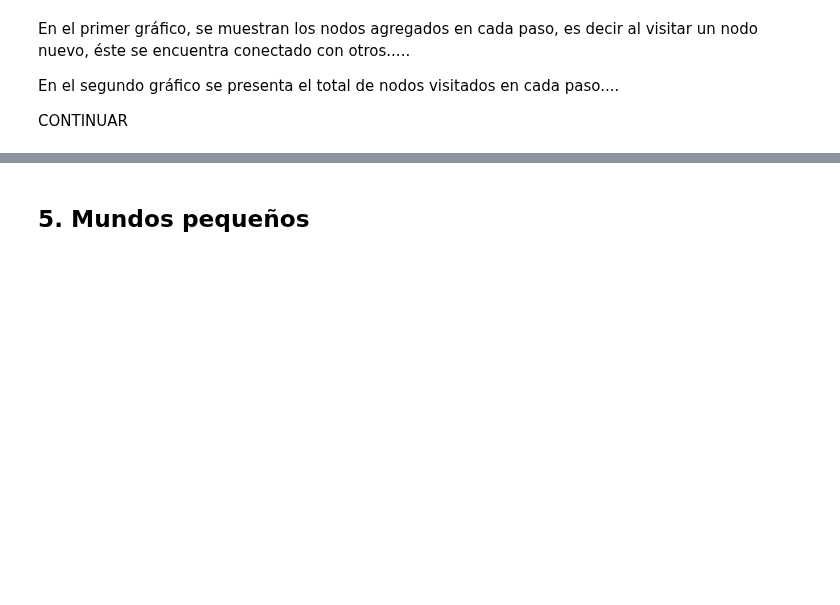
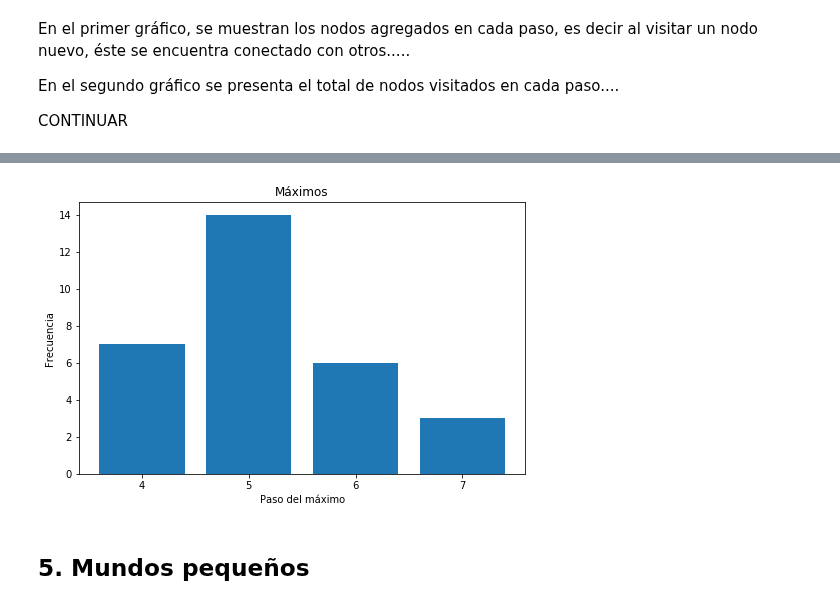
Before and after one commit to m2march/ciencia_datos, a Jupyter notebook: tp4/tp4.ipynb, the cells around one changed output, grey strips where cells are left out. Cells and saved outputs as stored; diff of their text form; code cells hidden in the pictures; blank space fills up the shorter version.

```diff
--- a/tp4/tp4.ipynb
+++ b/tp4/tp4.ipynb
@@ -467,3 +475,15 @@ CONTINUAR
+# %%
+plt.figure(figsize=(8,5))
+count = collections.Counter(maximos)
+xm = sorted(count.keys(), reverse=False)
+ym = [count[x] for x in xm]
+bar(range(len(xm)), ym, tick_label=xm)
+title('Máximos')
+xlabel('Paso del máximo')
+ylabel('Frecuencia')
+plt.show()
+# %% [output]
+[figure, added]
 # %% [markdown]
 <a name="mundospequeños"></a>
 ##  5. Mundos pequeños
```
Also changed, not shown: parts of 17 cells of this notebook.
